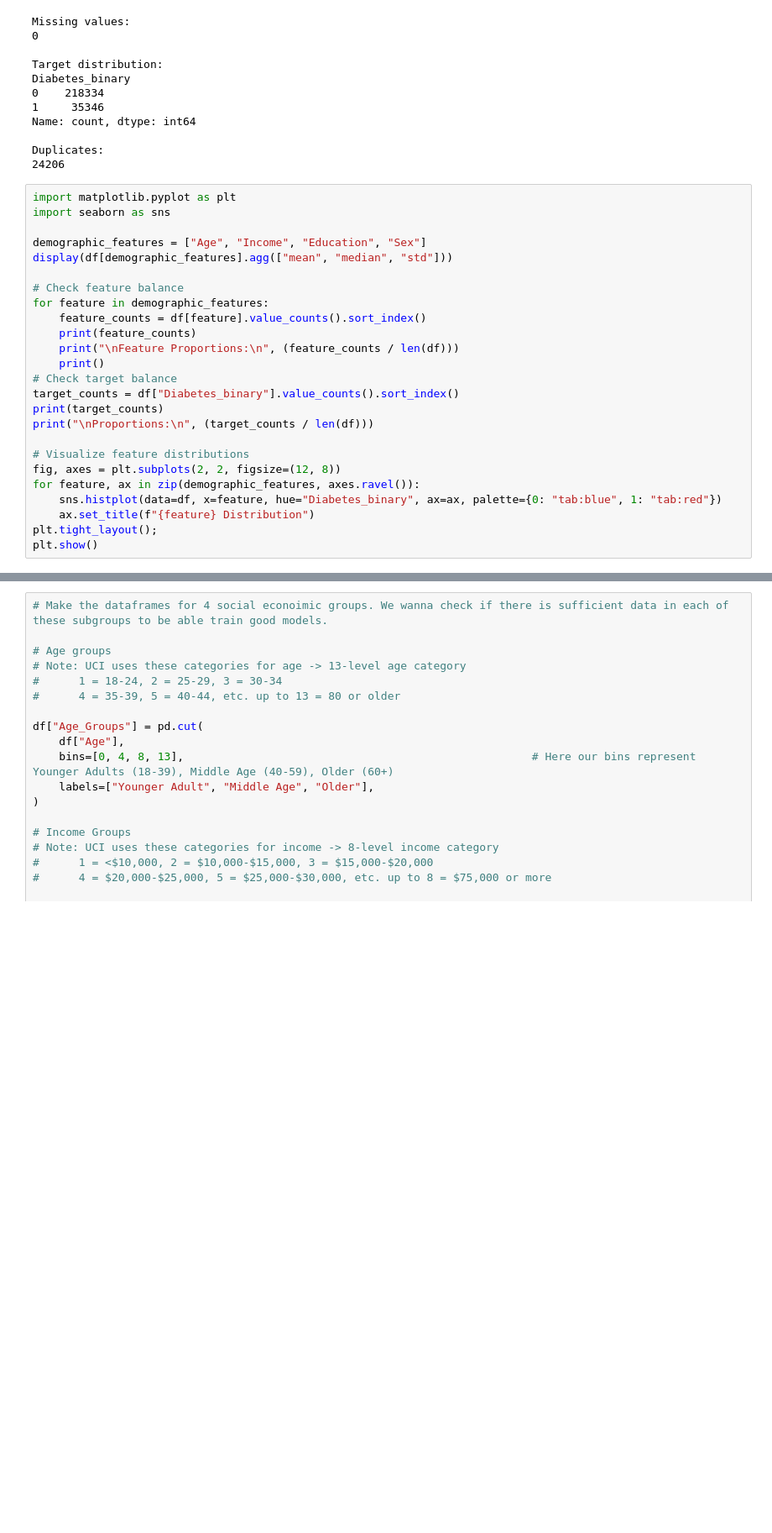
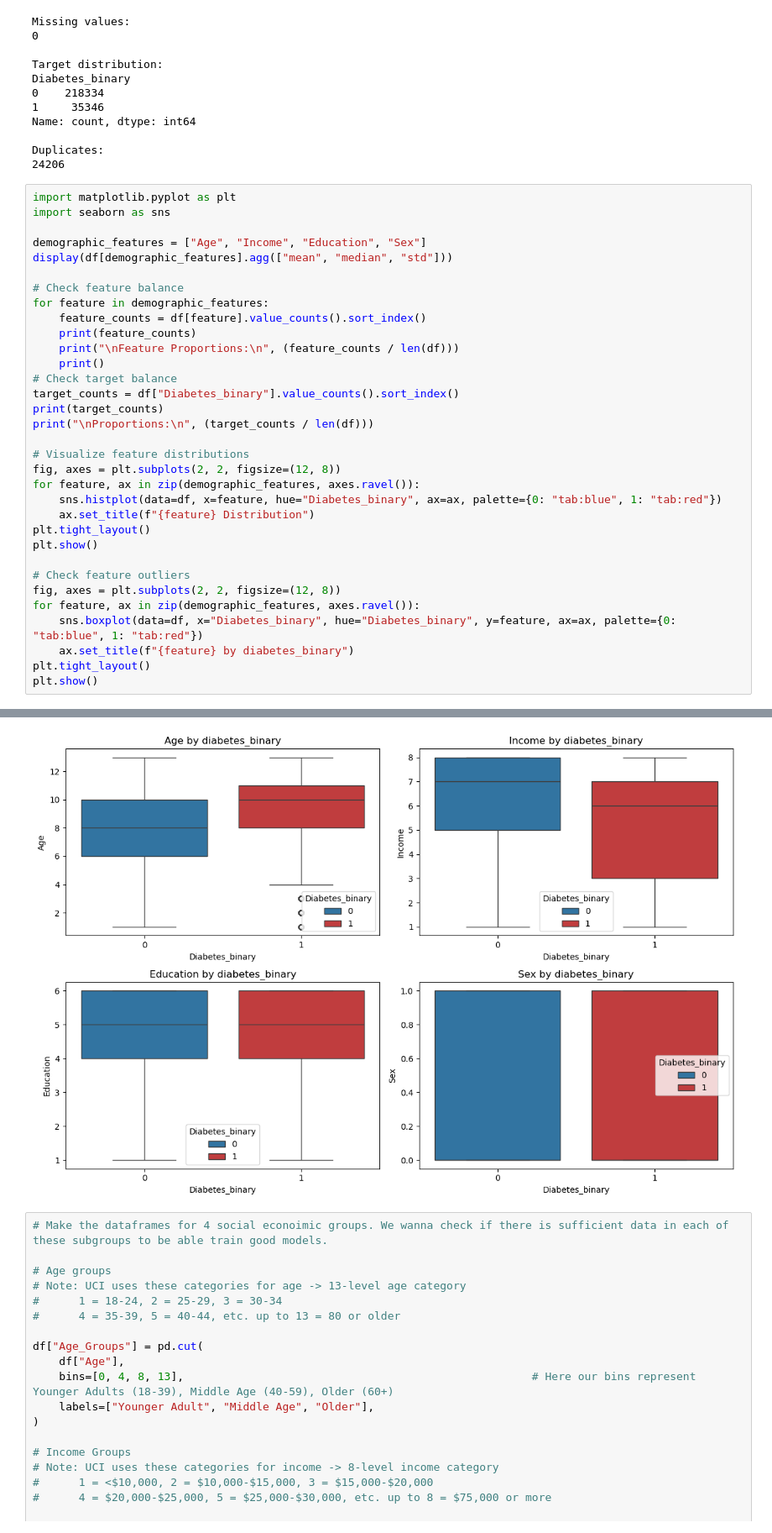
Before and after one commit to emurilloreyes/demographic-diabetes-calibration, a Jupyter notebook: notebooks/01_data_exploration.ipynb, the cells around one changed output, grey strips where cells are left out. Shown at 84% size. Cells and saved outputs as stored; diff of their text form; blank space fills up the shorter version.

Commit message:
Outlier Check

```diff
--- a/notebooks/01_data_exploration.ipynb
+++ b/notebooks/01_data_exploration.ipynb
@@ -112,34 +112,43 @@ print("\nProportions:\n", (target_counts / len(df)))
 
 # Visualize feature distributions
 fig, axes = plt.subplots(2, 2, figsize=(12, 8))
 for feature, ax in zip(demographic_features, axes.ravel()):
     sns.histplot(data=df, x=feature, hue="Diabetes_binary", ax=ax, palette={0: "tab:blue", 1: "tab:red"})
     ax.set_title(f"{feature} Distribution")
-plt.tight_layout();
+plt.tight_layout()
 plt.show()
+
+# Check feature outliers
+fig, axes = plt.subplots(2, 2, figsize=(12, 8))
+for feature, ax in zip(demographic_features, axes.ravel()):
+    sns.boxplot(data=df, x="Diabetes_binary", hue="Diabetes_binary", y=feature, ax=ax, palette={0: "tab:blue", 1: "tab:red"})
+    ax.set_title(f"{feature} by diabetes_binary")
+plt.tight_layout()
+plt.show()
 # %% [output]
 |  | Age | Income | Education | Sex |
 | mean | 8.032119 | 6.053875 | 5.050434 | 0.440342 |
 | median | 8.000000 | 7.000000 | 5.000000 | 0.000000 |
 | std | 3.054220 | 2.071148 | 0.985774 | 0.496429 |
 Age
 1      5700
 2      7598
 3     11123
 4     13823
 5     16157
 6     19819
 7     26314
 8     30832
 9     33244
 10    32194
 11    23533
 ... (80 lines left out)
  Diabetes_binary
 0    0.860667
 1    0.139333
 Name: count, dtype: float64
 [figure]
+[figure, added]
 # %%
 # Make the dataframes for 4 social econoimic groups. We wanna check if there is sufficient data in each of these subgroups to be able train good models.
 
```
